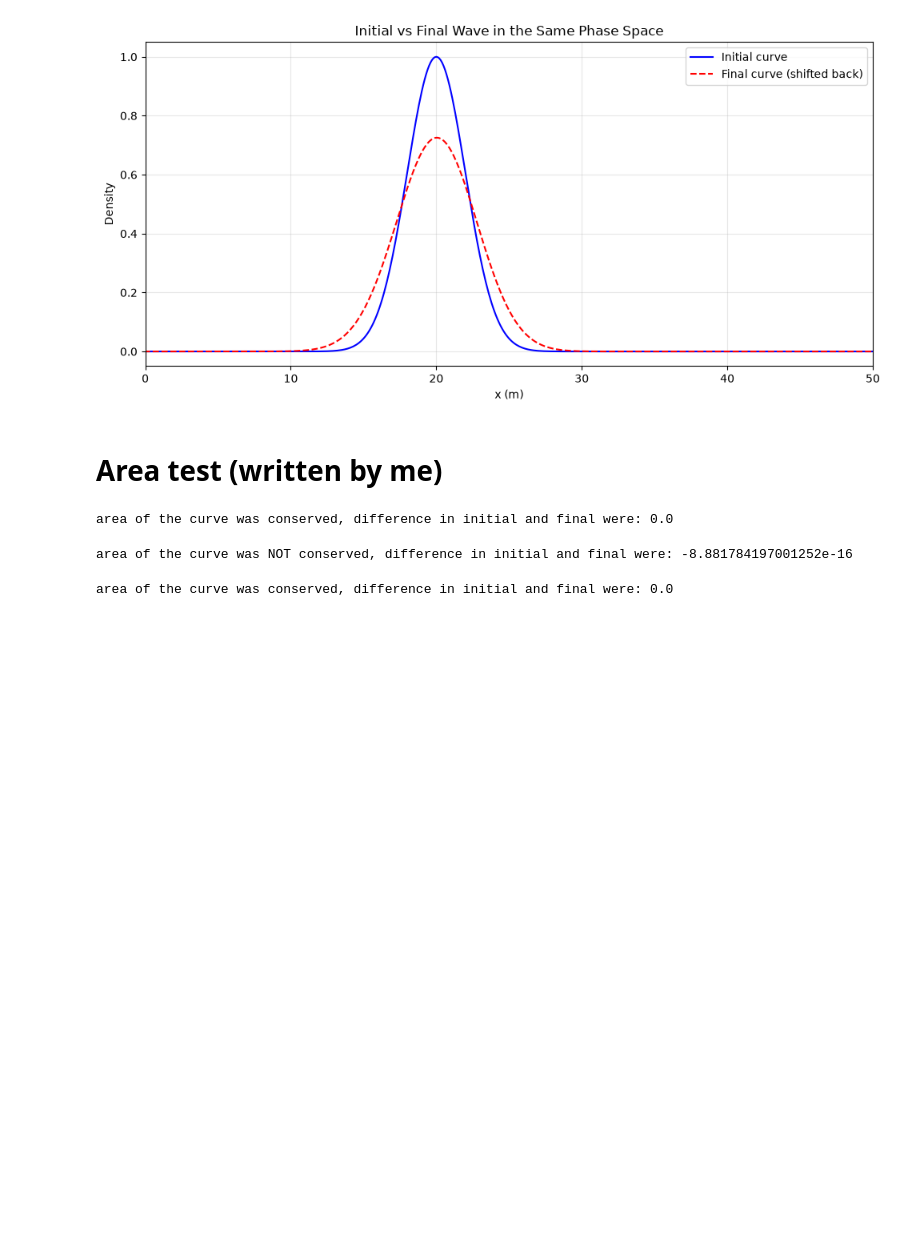
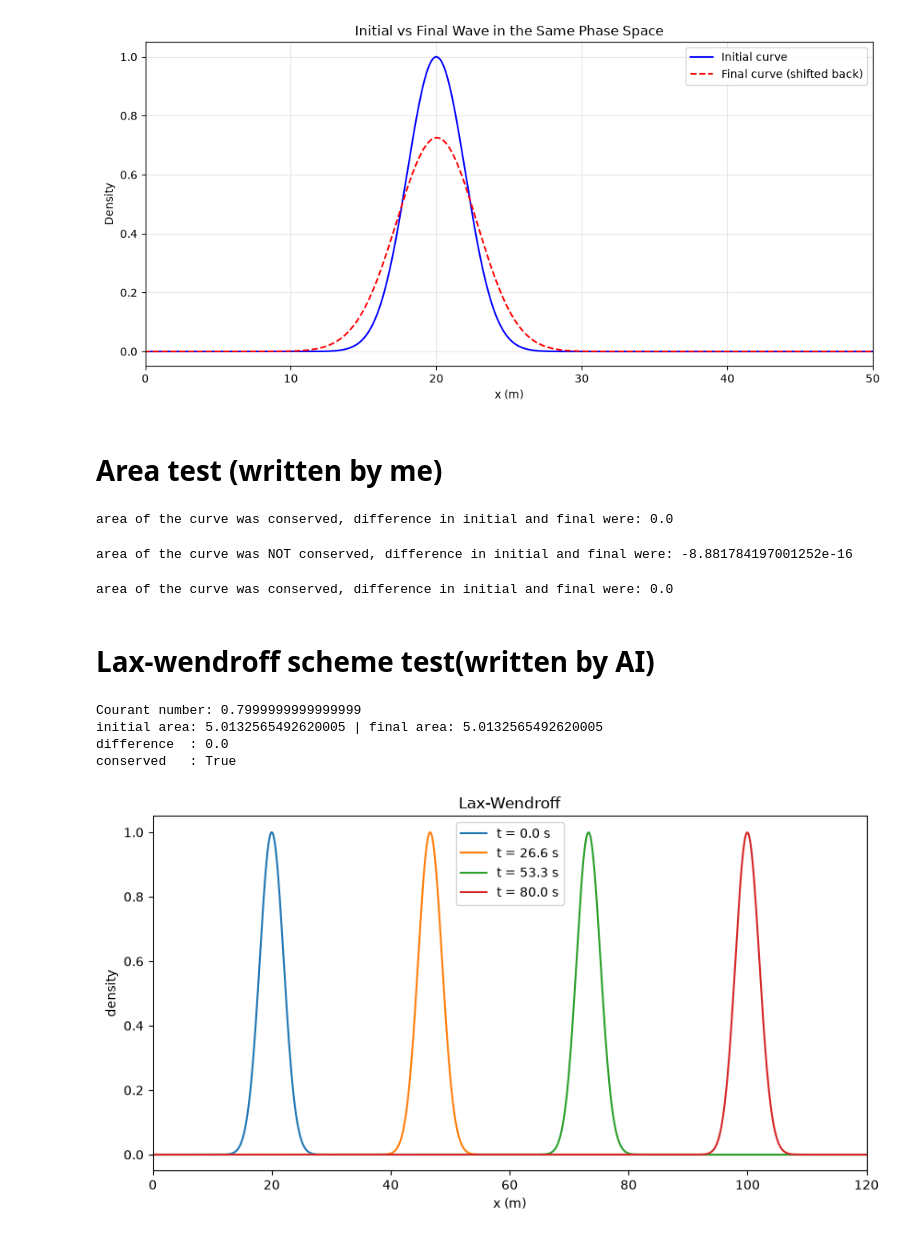
Before and after one commit to Learning-Operator/Advection-Equation-Sim, a Jupyter notebook: test.ipynb, the cells around one changed output. Saved outputs shown, nothing was run; the diff lists cells and outputs as text; code cells hidden in the pictures; blank space fills up the shorter version.

Commit message:
corrected the code and tested the Lax-Wendroff integration

```diff
--- a/test.ipynb
+++ b/test.ipynb
@@ -374,3 +374,43 @@ else:
     print("area of the curve was NOT conserved, difference in initial and final were:",summed_amplitude_initial - summed_amplitude_final)
 # %% [output]
 area of the curve was conserved, difference in initial and final were: 0.0
+# %% [markdown]
+# Lax-wendroff scheme test(written by AI)
+# %%
+import numpy as np
+import matplotlib.pyplot as plt
+from Lax_wendroff import Lax_method
+
+dt = 0.08
+steps = 1000
+n_snapshots = 4
+
+Wave_list = {"wave_speed": 1.0, "std": 2.0, "magnitude": 1.0, "central_pos": 20.0,
+             "grid_length": 1000.0, "dt": dt, "cell_amt": 10000}
+
+x, times, u_hist = Lax_method(Wave_list, dt=dt, total_time=dt * steps,
+                              wave_speed=Wave_list["wave_speed"], steps=steps)
+
+dx = x[1] - x[0]
+area_i = np.sum(u_hist[0]) * dx
+area_f = np.sum(u_hist[-1]) * dx
+
+print("Courant number:", Wave_list["wave_speed"] * dt / dx)
+print("initial area:", area_i, "| final area:", area_f)
+print("difference  :", area_i - area_f)
+print("conserved   :", np.isclose(area_i, area_f, rtol=1e-8))
+
+fig, ax = plt.subplots(figsize=(10, 5))
+for k in np.linspace(0, len(times) - 1, n_snapshots, dtype=int):
+    ax.plot(x, u_hist[k], label=f"t = {times[k]:.1f} s")
+ax.set_xlim(0, 120)
+ax.set_xlabel("x (m)"); ax.set_ylabel("density")
+ax.set_title("Lax-Wendroff")
+ax.legend()
+plt.show()
+# %% [output]
+Courant number: 0.7999999999999999
+initial area: 5.0132565492620005 | final area: 5.0132565492620005
+difference  : 0.0
+conserved   : True
+[figure, added]
```
Also changed, not shown: 1 other file.
